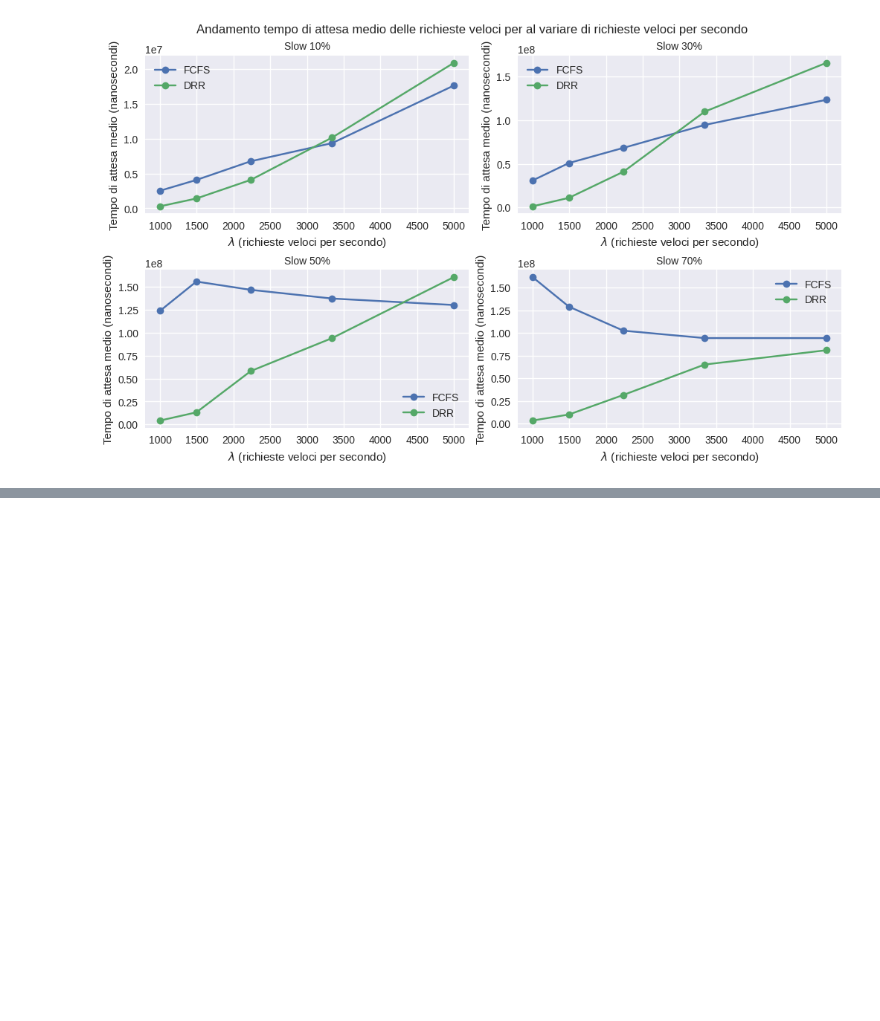
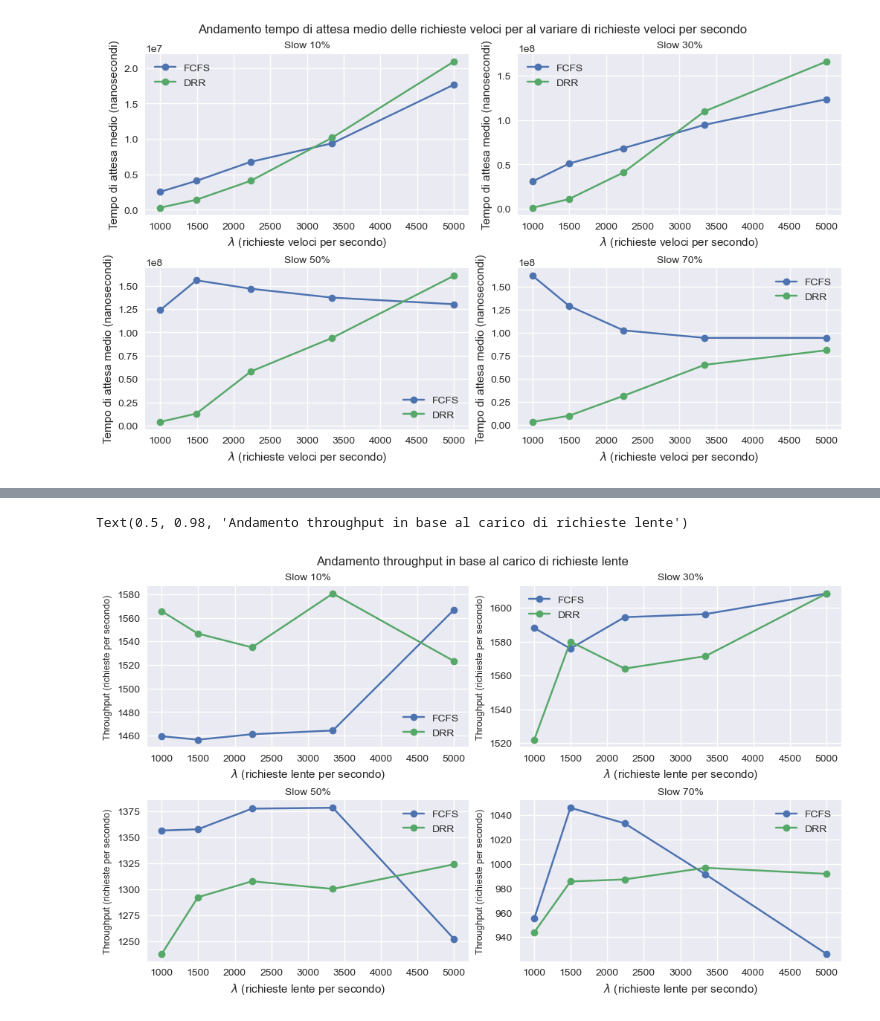
Before and after one commit to alarmfox/tesi, a Jupyter notebook: results.ipynb, the cells around one changed output, grey strips where cells are left out. Cells and saved outputs as stored; diff of their text form; code cells hidden in the pictures; blank space fills up the shorter version.

```diff
--- a/results.ipynb
+++ b/results.ipynb
@@ -168,0 +185,25 @@ slow_load slow_rate
+# %%
+%matplotlib inline
+import matplotlib.pyplot as plt
+
+data = df.pivot_table(columns="sched", index=["slow_load", "slow_rate"], values="rps")
+
+offset = 5
+
+plt.style.use("seaborn")
+
+fig, axs = plt.subplots(ncols=2, nrows=2, figsize=(10,6), constrained_layout=True)
+
+for (ax, i) in zip(axs.flat, range(0, len(data.index.get_level_values(1)), offset)):
+    percent = data.index.get_level_values(0)[i:i+offset][0]
+    ax.set_title(f'Slow {percent}%', fontsize=10)
+    ax.plot(data.index.get_level_values(1)[i:i+offset], data["fcfs"][i:i+offset], label="FCFS", marker="o")
+    ax.plot(data.index.get_level_values(1)[i:i+offset], data["drr"][i:i+offset], label="DRR", marker="o")
+    ax.set_xlabel(r"$\lambda$ (richieste lente per secondo)", fontsize=11)
+    ax.set_ylabel("Throughput (richieste per secondo)", fontsize=9)
+    ax.legend()
+
+fig.suptitle("Andamento throughput in base al carico di richieste lente")
+# %% [output]
+Text(0.5, 0.98, 'Andamento throughput in base al carico di richieste lente')
+[figure, added]
```
Also changed, not shown: parts of 6 cells of this notebook.
